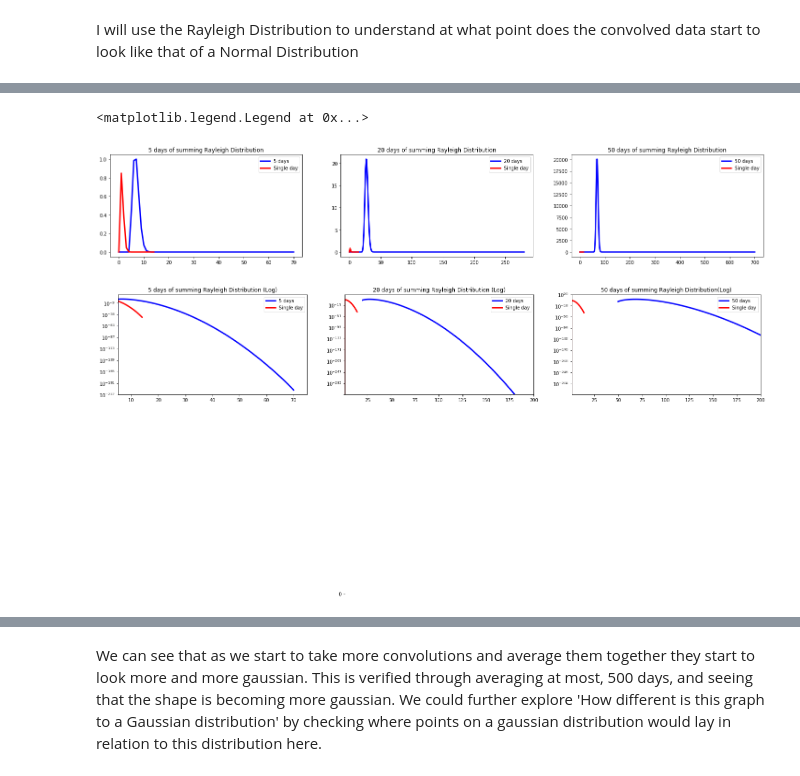
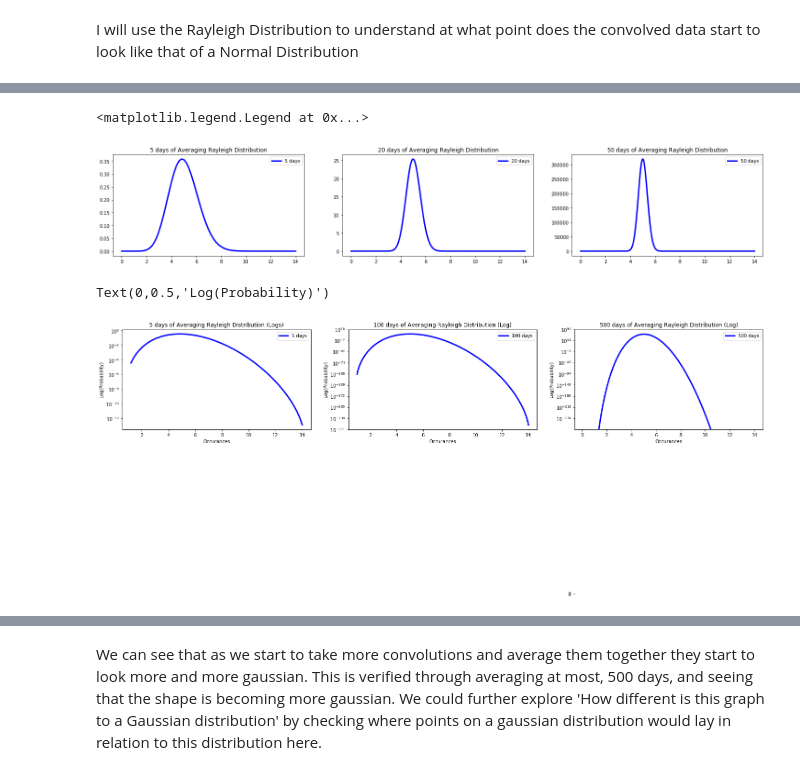
Before and after one commit to MikePhen12/Phys_434_portfolio, a Jupyter notebook: Lab_2.ipynb, the cells around one changed output, grey strips where cells are left out. Cells and saved outputs as stored; diff of their text form; code cells hidden in the pictures.

```diff
--- a/Lab_2.ipynb
+++ b/Lab_2.ipynb
@@ -19,0 +22,9 @@ plt.vlines(x,0, stats.poisson.pmf(x, avg_cosmic_background, offset), colors = 'r
+# %%
+## The actual number of gamma rays for one day is actually 5, this is the plot that represents the actual data
+avg_cosmic_background = 3; offset = 0; avg_actual_cosmic = 5;
+
+x = np.linspace(0,10,11)
+plt.plot(x, stats.poisson.pmf(x, avg_actual_cosmic, offset), 'bo', lw=0)
+plt.vlines(x,0, stats.poisson.pmf(x, avg_actual_cosmic, offset), colors = 'r', lw=5, alpha=.5 )
+plt.xlabel("Occurances")
+plt.ylabel("Percentage")
@@ -148,8 +283,9 @@ I will use the Rayleigh Distribution to understand at what point does the convol
 # %%
+## Averaging Rayleigh distribution to determine if the graph looks like a normal distribution
 fig, (ax, ax1, ax2) = plt.subplots(1, 3, figsize = (25,4))
 x = np.linspace(0, 14, 15)
 
-err_data = 1.4 * stats.rayleigh.pdf(x, loc=0, scale=1)
+err_data = 1.4 * stats.rayleigh.pdf(x, loc=0, scale=4)
 
 days = 5
 days_1 = 20
@@ -159,78 +295,89 @@ y1 = np.convolve(err_data, err_data)
 for i in range(2, days):
     y1 = np.convolve(y1, err_data)
 
-ax.set_title('5 days of summing Rayleigh Distribution')
-x_new = np.linspace(0, 14*days, 14*days+1)
+ax.set_title('5 days of Averaging Rayleigh Distribution')
+x_new = np.linspace(0, 14*days, 14*days+1)/days
 ax.plot(x_new, y1, 'b', lw=3, label = f'{days} days')
-ax.plot(x, err_data, 'r', lw=3, label = 'Single day')
+#ax.plot(x, err_data, 'r', lw=3, label = 'Single day')
 ax.legend()
+ax.set_xlabel('Occurances')
+ax.set_ylabel('Probability')
 
 y2 = np.convolve(err_data, err_data)
 for i in range(2, days_1):
     y2 = np.convolve(y2, err_data)
 
-ax1.set_title('20 days of summing Rayleigh Distribution')
-x_new = np.linspace(0, 14*days_1, 14*days_1+1)
+ax1.set_title('20 days of Averaging Rayleigh Distribution')
+x_new = np.linspace(0, 14*days_1, 14*days_1+1)/days_1
 ax1.plot(x_new, y2, 'b', lw=3, label = f'{days_1} days')
-ax1.plot(x, err_data, 'r', lw=3, label = 'Single day')
+#ax1.plot(x, err_data, 'r', lw=3, label = 'Single day')
 ax1.legend()
+ax1.set_xlabel('Occurances')
+ax1.set_ylabel('Probability')
 
 y3 = np.convolve(err_data, err_data)
 for i in range(2, days_2):
     y3 = np.convolve(y3, err_data)
 
-ax2.set_title('50 days of summing Rayleigh Distribution')
-x_new = np.linspace(0, 14*days_2, 14*days_2+1)
+ax2.set_title('50 days of Averaging Rayleigh Distribution')
+x_new = np.linspace(0, 14*days_2, 14*days_2+1)/days_2
 ax2.plot(x_new, y3, 'b', lw=3, label = f'{days_2} days')
-ax2.plot(x, err_data, 'r', lw=3, label = 'Single day')
+#ax2.plot(x, err_data, 'r', lw=3, label = 'Single day')
 ax2.legend()
+ax2.set_xlabel('Occurances')
+ax2.set_ylabel('Probability')
 # %% [output]
 <matplotlib.legend.Legend at 0x...>
-[figure, old version]
+[figure, new version]
 # %%
+## I take the log to see if this distribution starts to result in a gaussian looking distribution
 fig, (ax, ax1, ax2) = plt.subplots(1, 3, figsize = (25,4))
 x = np.linspace(0, 14, 15)
 
-err_data = 1.4 * stats.rayleigh.pdf(x, loc=0, scale=1)
+err_data = 1.4 * stats.rayleigh.pdf(x, loc=0, scale=4)
 
 days = 5
-days_1 = 20
-days_2 = 50
+days_1 = 100
+days_2 = 500
 
 y1 = np.convolve(err_data, err_data)
 for i in range(2, days):
     y1 = np.convolve(y1, err_data)
 
-ax.set_title('5 days of summing Rayleigh Distribution (Log)')
-x_new = np.linspace(0, 14*days, 14*days+1)
-ax.plot(x_new[1:], y1[1:], 'b', lw=3, label = f'{days} days')
-ax.plot(x, err_data, 'r', lw=3, label = 'Single day')
-ax.set_xlim((5.1, 75))
+ax.set_title('5 days of Averaging Rayleigh Distribution (Logs)')
+x_new = np.linspace(0, 14*days, 14*days+1)/days
+ax.plot(x_new[6:], y1[6:], 'b', lw=3, label = f'{days} days')
+#ax.plot(x, err_data, 'r', lw=3, label = 'Single day')
 ax.legend()
 ax.set_yscale('log')
+ax.set_xlabel('Occurances')
+ax.set_ylabel('Log(Probability)')
 
 y2 = np.convolve(err_data, err_data)
 for i in range(2, days_1):
     y2 = np.convolve(y2, err_data)
 
-ax1.set_title('20 days of summing Rayleigh Distribution (Log)')
-x_new = np.linspace(0, 14*days_1, 14*days_1+1)
-ax1.plot(x_new[20:], y2[20:], 'b', lw=3, label = f'{days_1} days')
-ax1.plot(x, err_data, 'r', lw=3, label = 'Single day')
-ax1.set_xlim((1.1, 200))
+ax1.set_title('100 days of Averaging Rayleigh Distribution (Log)')
+x_new = np.linspace(0, 14*days_1, 14*days_1+1)/days_1
+ax1.plot(x_new[100:], y2[100:], 'b', lw=3, label = f'{days_1} days')
+#ax1.plot(x, err_data, 'r', lw=3, label = 'Single day')
 ax1.legend()
 ax1.set_yscale('log')
+ax1.set_xlabel('Occurances')
+ax1.set_ylabel('Log(Probability)')
 
 y3 = np.convolve(err_data, err_data)
 for i in range(2, days_2):
     y3 = np.convolve(y3, err_data)
 
-ax2.set_title('50 days of summing Rayleigh Distribution(Log)')
-x_new = np.linspace(0, 14*days_2, 14*days_2+1)
+ax2.set_title('500 days of Averaging Rayleigh Distribution (Log)')
+x_new = np.linspace(0, 14*days_2, 14*days_2+1)/days_2
 ax2.plot(x_new[50:], y3[50:], 'b', lw=3, label = f'{days_2} days')
-ax2.plot(x, err_data, 'r', lw=3, label = 'Single day')
-ax2.set_xlim((1.0, 200))
+#ax2.plot(x, err_data, 'r', lw=3, label = 'Single day')
 ax2.legend()
 ax2.set_yscale('log')
+ax2.set_xlabel('Occurances')
+ax2.set_ylabel('Log(Probability)')
 # %% [output]
+Text(0,0.5,'Log(Probability)')
-[figure, old version]
+[figure, new version]
```
Also changed, not shown: parts of 14 cells of this notebook.
